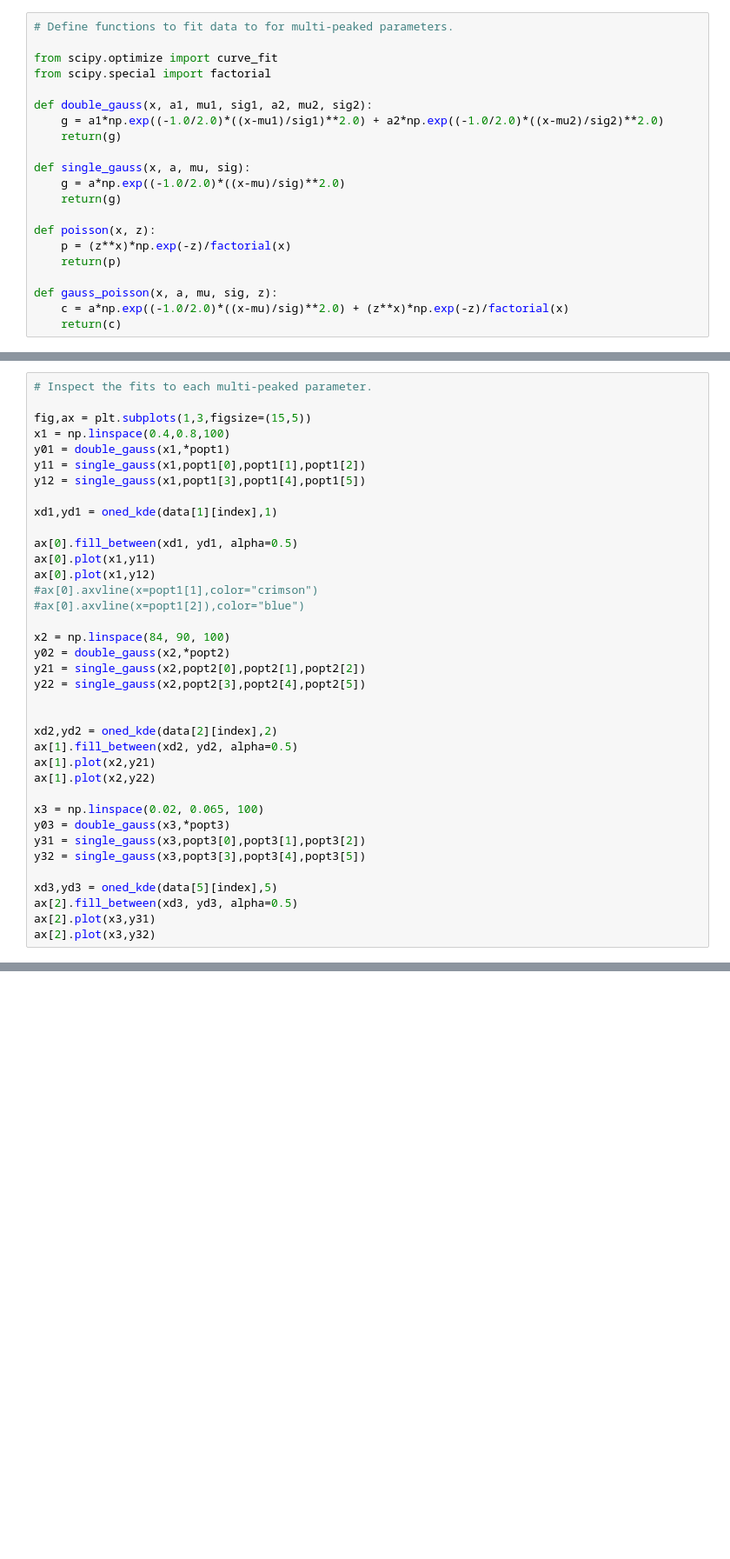
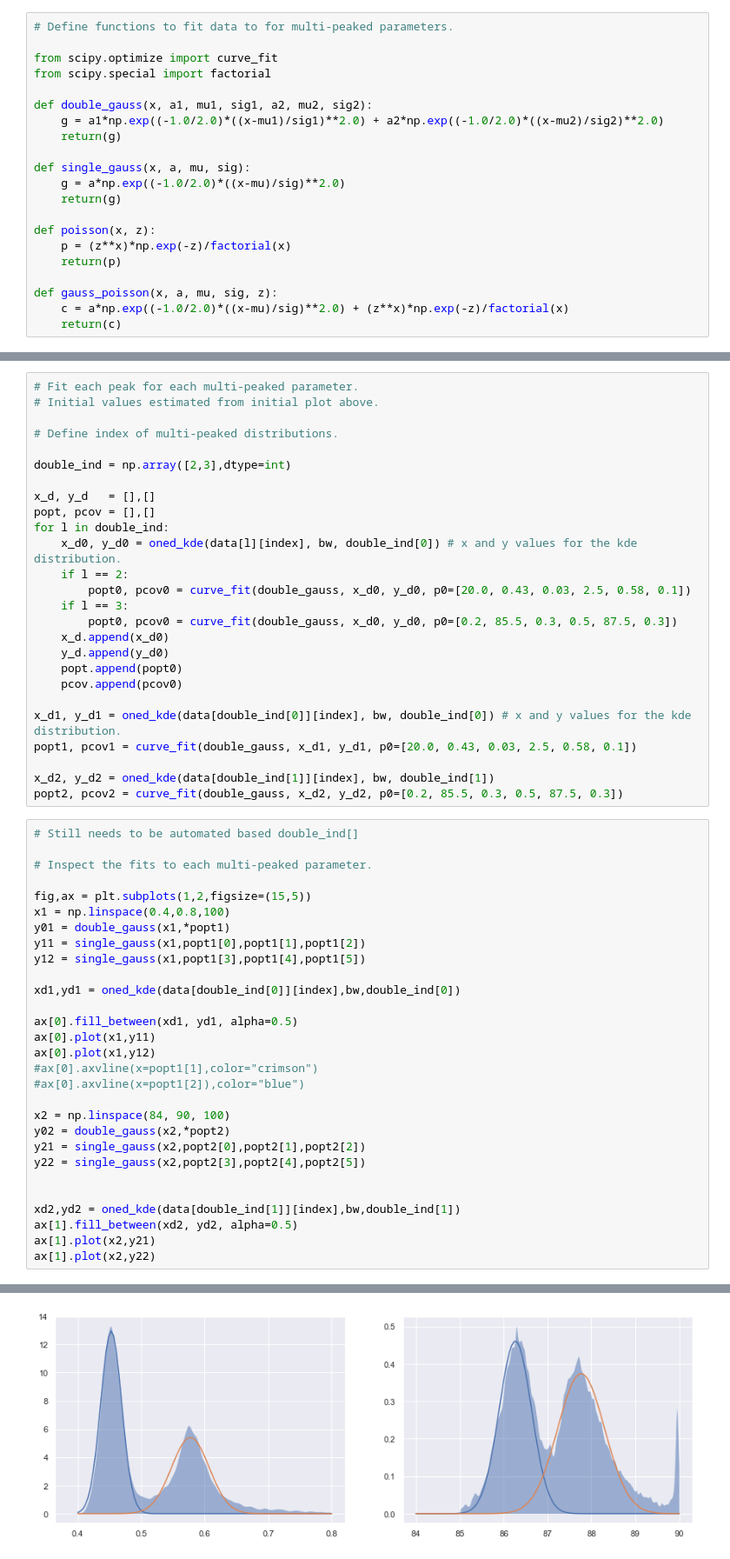
Before and after one commit to AlekzanderKosakowski/misc_python, a Jupyter notebook: corner_dist.ipynb, the cells around one changed output, grey strips where cells are left out. Shown at 87% size. Saved outputs shown, nothing was run; the diff lists cells and outputs as text; blank space fills up the shorter version.

```diff
--- a/corner_dist.ipynb
+++ b/corner_dist.ipynb
@@ -167,13 +179,41 @@ popt3, pcov3 = curve_fit(double_gauss, x_d3, y_d3, p0=[70, 0.035, 0.0005, 50, 0.
+# %%
+# Fit each peak for each multi-peaked parameter.
+# Initial values estimated from initial plot above.
+
+# Define index of multi-peaked distributions.
+
+double_ind = np.array([2,3],dtype=int)
+
+x_d, y_d   = [],[]
+popt, pcov = [],[]
+for l in double_ind:
+    x_d0, y_d0 = oned_kde(data[l][index], bw, double_ind[0]) # x and y values for the kde distribution.
+    if l == 2:
+        popt0, pcov0 = curve_fit(double_gauss, x_d0, y_d0, p0=[20.0, 0.43, 0.03, 2.5, 0.58, 0.1])
+    if l == 3:
+        popt0, pcov0 = curve_fit(double_gauss, x_d0, y_d0, p0=[0.2, 85.5, 0.3, 0.5, 87.5, 0.3])
+    x_d.append(x_d0)
+    y_d.append(y_d0)
+    popt.append(popt0)
+    pcov.append(pcov0)
+
+x_d1, y_d1 = oned_kde(data[double_ind[0]][index], bw, double_ind[0]) # x and y values for the kde distribution.
+popt1, pcov1 = curve_fit(double_gauss, x_d1, y_d1, p0=[20.0, 0.43, 0.03, 2.5, 0.58, 0.1])
+
+x_d2, y_d2 = oned_kde(data[double_ind[1]][index], bw, double_ind[1])
+popt2, pcov2 = curve_fit(double_gauss, x_d2, y_d2, p0=[0.2, 85.5, 0.3, 0.5, 87.5, 0.3])
 # %%
+# Still needs to be automated based double_ind[]
+
 # Inspect the fits to each multi-peaked parameter.
 
-fig,ax = plt.subplots(1,3,figsize=(15,5))
+fig,ax = plt.subplots(1,2,figsize=(15,5))
 x1 = np.linspace(0.4,0.8,100)
 y01 = double_gauss(x1,*popt1)
 y11 = single_gauss(x1,popt1[0],popt1[1],popt1[2])
 y12 = single_gauss(x1,popt1[3],popt1[4],popt1[5])
 
-xd1,yd1 = oned_kde(data[1][index],1)
+xd1,yd1 = oned_kde(data[double_ind[0]][index],bw,double_ind[0])
 
 ax[0].fill_between(xd1, yd1, alpha=0.5)
 ax[0].plot(x1,y11)
@@ -187,17 +227,8 @@ y21 = single_gauss(x2,popt2[0],popt2[1],popt2[2])
 y22 = single_gauss(x2,popt2[3],popt2[4],popt2[5])
 
 
-xd2,yd2 = oned_kde(data[2][index],2)
+xd2,yd2 = oned_kde(data[double_ind[1]][index],bw,double_ind[1])
 ax[1].fill_between(xd2, yd2, alpha=0.5)
 ax[1].plot(x2,y21)
 ax[1].plot(x2,y22)
-
-x3 = np.linspace(0.02, 0.065, 100)
-y03 = double_gauss(x3,*popt3)
-y31 = single_gauss(x3,popt3[0],popt3[1],popt3[2])
-y32 = single_gauss(x3,popt3[3],popt3[4],popt3[5])
-
-xd3,yd3 = oned_kde(data[5][index],5)
-ax[2].fill_between(xd3, yd3, alpha=0.5)
-ax[2].plot(x3,y31)
-ax[2].plot(x3,y32)
+# %% [output]
@@ -204,3 +236,4 @@ ax[2].plot(x3,y32)
+[figure, added]
 # %%
 # Create final plot.
 
```
Also changed, not shown: parts of 9 cells of this notebook.
